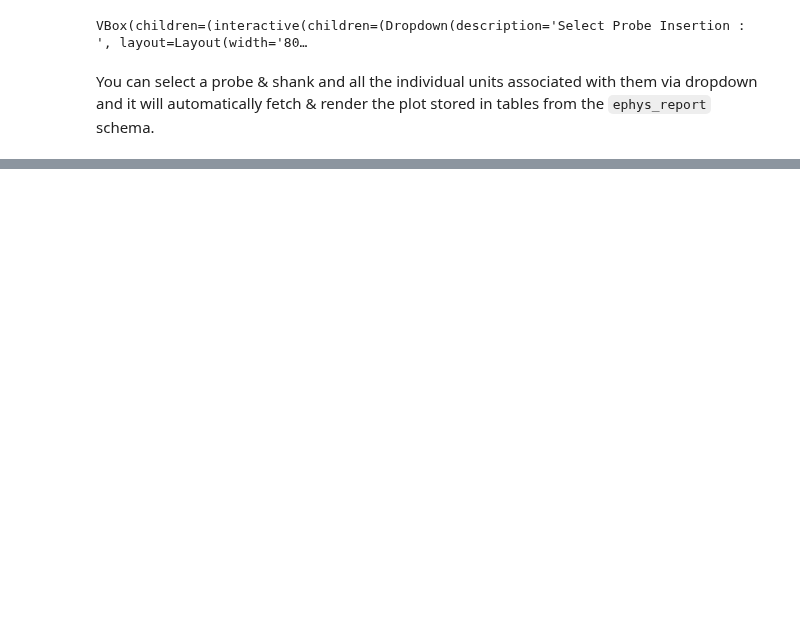
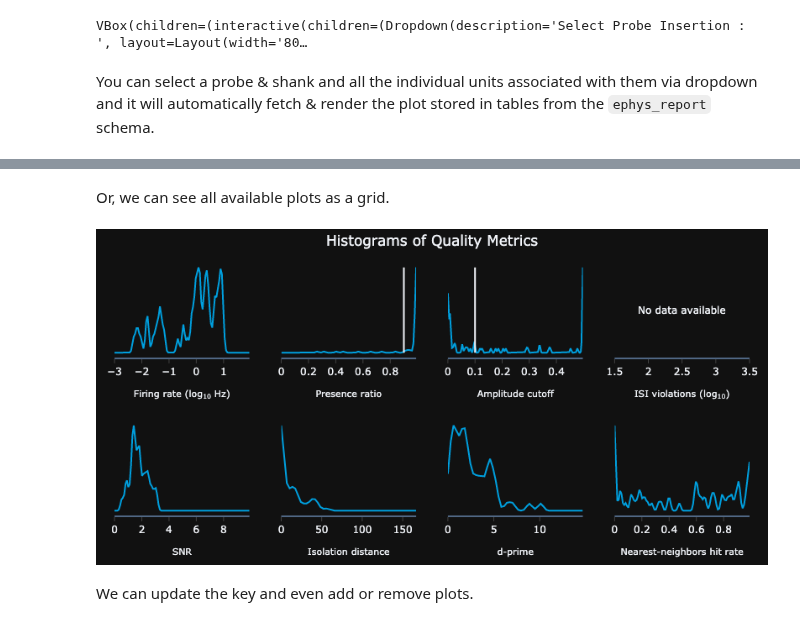
Before and after one commit to datajoint/workflow-array-ephys, a Jupyter notebook: notebooks/10-data_visualization.ipynb, the cells around one changed output, grey strips where cells are left out. Saved outputs shown, nothing was run; the diff lists cells and outputs as text; code cells hidden in the pictures; blank space fills up the shorter version.

```diff
--- a/notebooks/10-data_visualization.ipynb
+++ b/notebooks/10-data_visualization.ipynb
@@ -123,0 +171,8 @@ You can select a probe & shank and all the individual units associated with them
+# %% [markdown]
+Or, we can see all available plots as a grid.
+# %%
+qm.get_grid().show("png")
+# %% [output]
+[figure, added]
+# %% [markdown]
+We can update the key and even add or remove plots.
```
Also changed, not shown: parts of 25 cells of this notebook, 2 other files.
